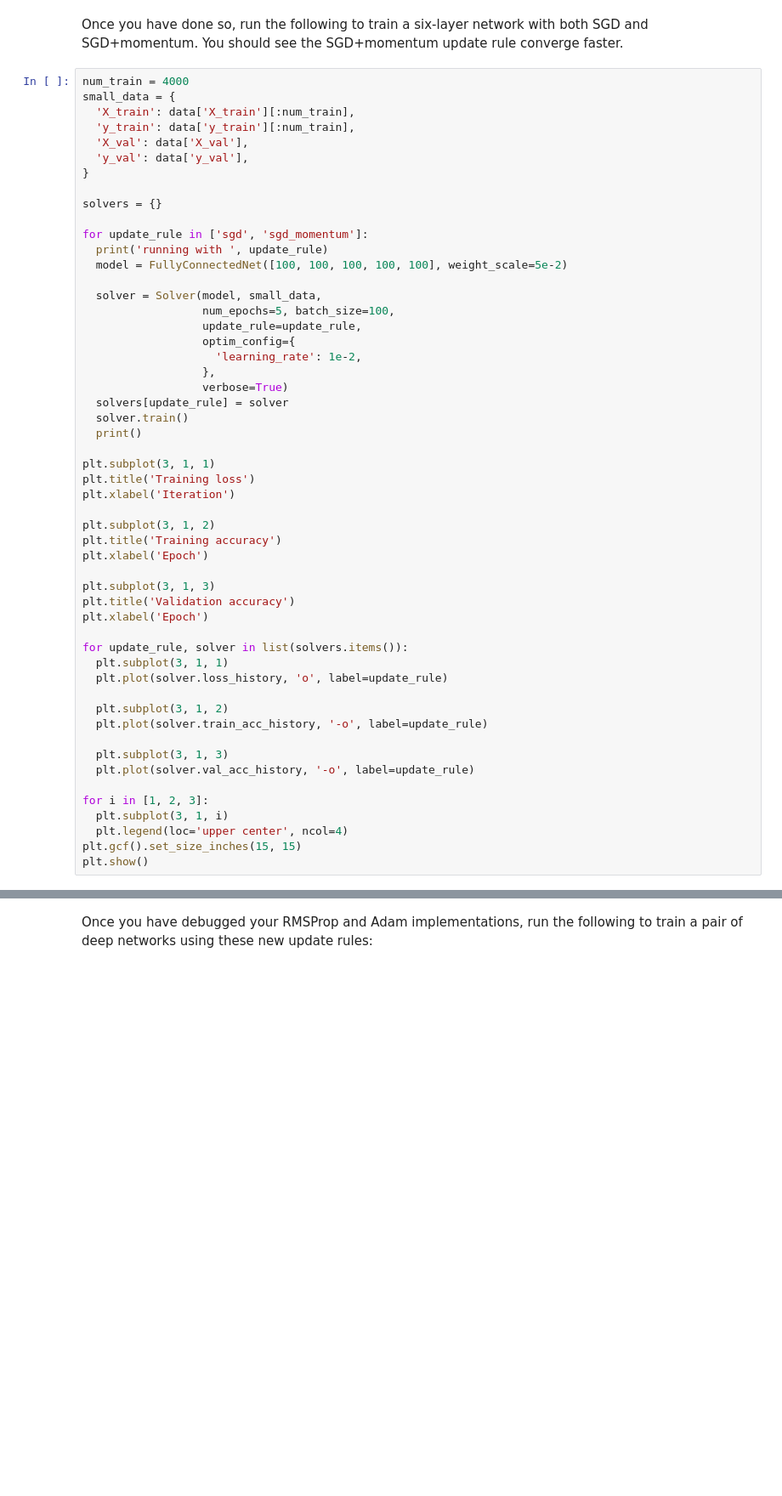
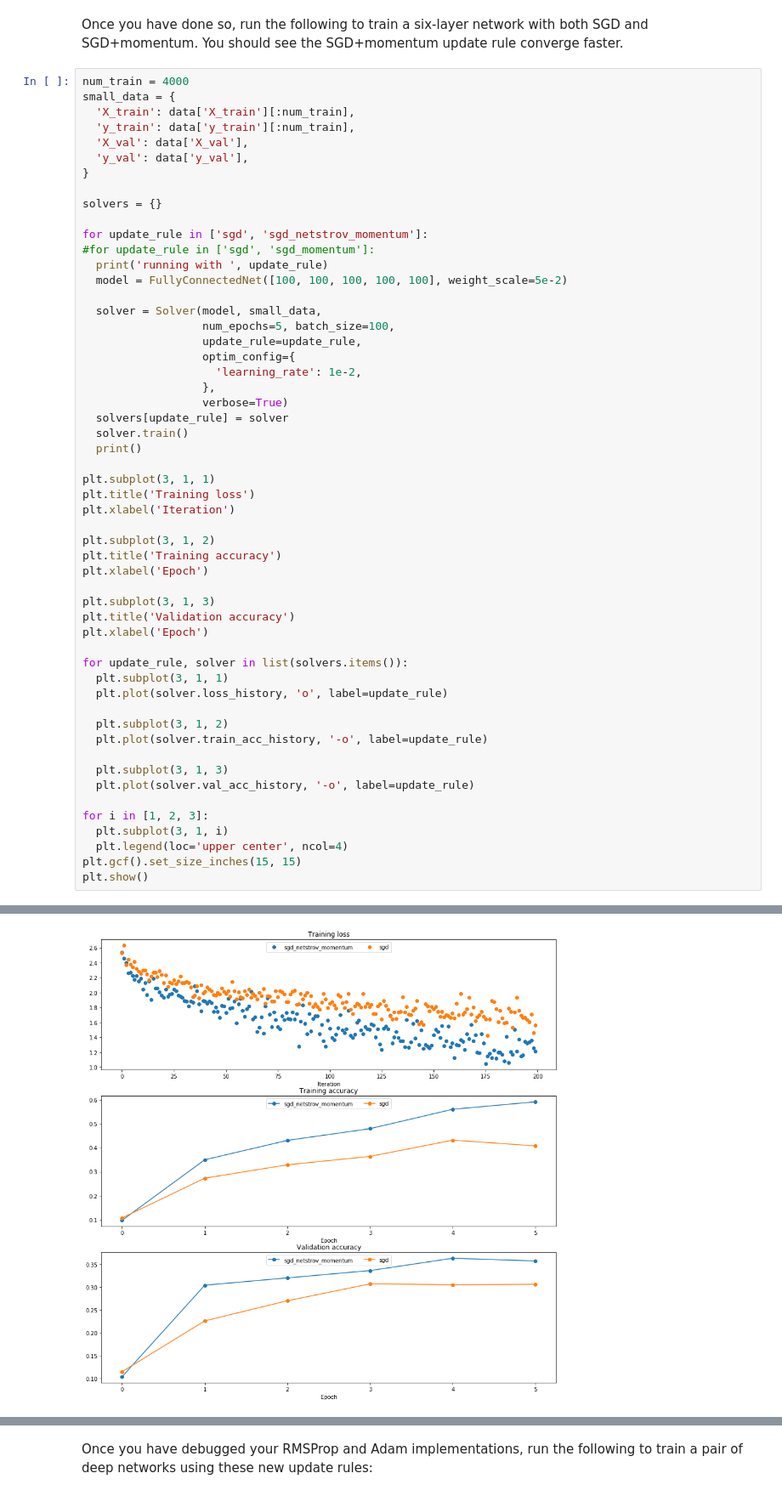
Before and after one commit to LMerCy/CS231n, a Jupyter notebook: assignment2/FullyConnectedNets.ipynb, the cells around one changed output, grey strips where cells are left out. Shown: that part at 85% size. Cells and saved outputs as stored; diff of their text form; blank space fills up the shorter version.

```diff
--- a/assignment2/FullyConnectedNets.ipynb
+++ b/assignment2/FullyConnectedNets.ipynb
@@ -464,7 +591,8 @@ small_data = {
 
 solvers = {}
 
-for update_rule in ['sgd', 'sgd_momentum']:
+for update_rule in ['sgd', 'sgd_netstrov_momentum']:
+#for update_rule in ['sgd', 'sgd_momentum']:
   print('running with ', update_rule)
   model = FullyConnectedNet([100, 100, 100, 100, 100], weight_scale=5e-2)
 
@@ -506,3 +634,4 @@ for i in [1, 2, 3]:
   plt.legend(loc='upper center', ncol=4)
 plt.gcf().set_size_inches(15, 15)
 plt.show()
+# %% [output]
@@ -508,0 +655 @@ plt.show()
+[figure, added]
```
Also changed, not shown: parts of 27 cells of this notebook, 4 other files.
